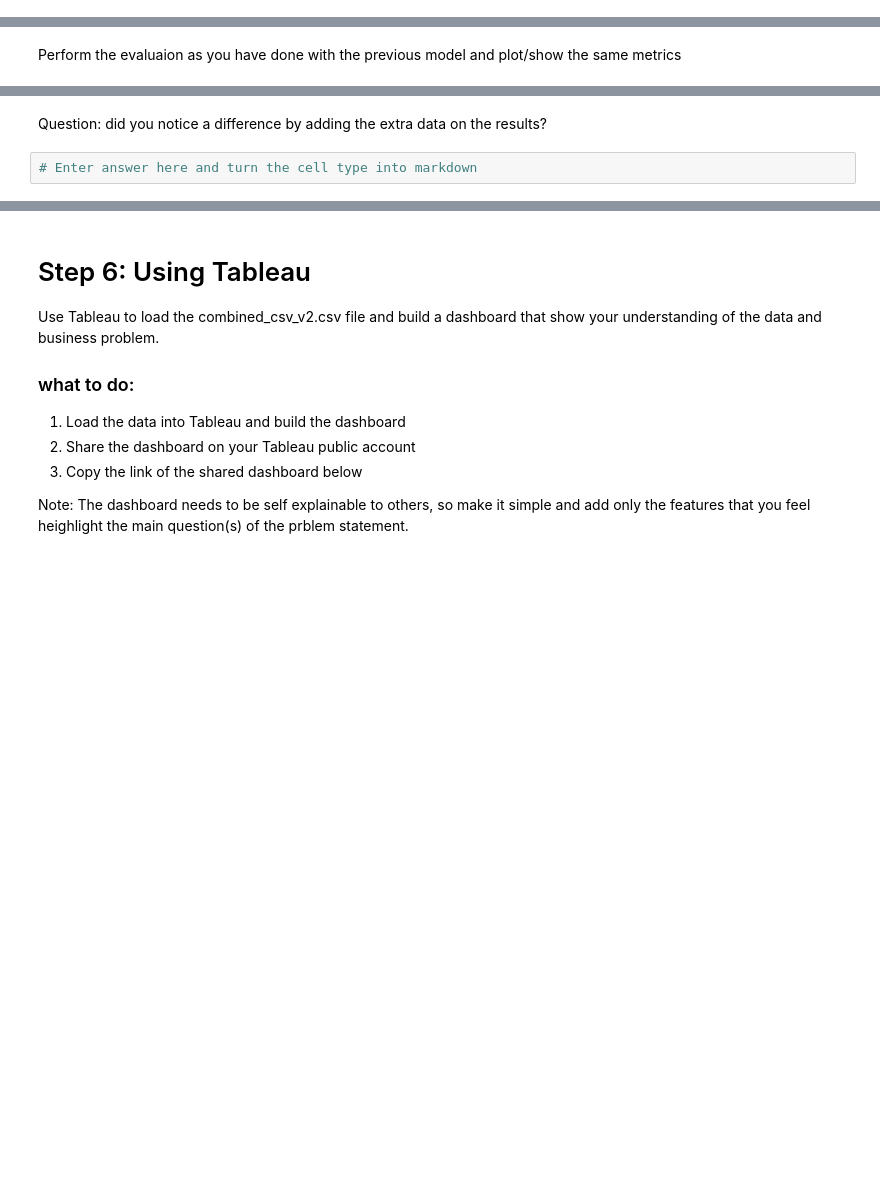
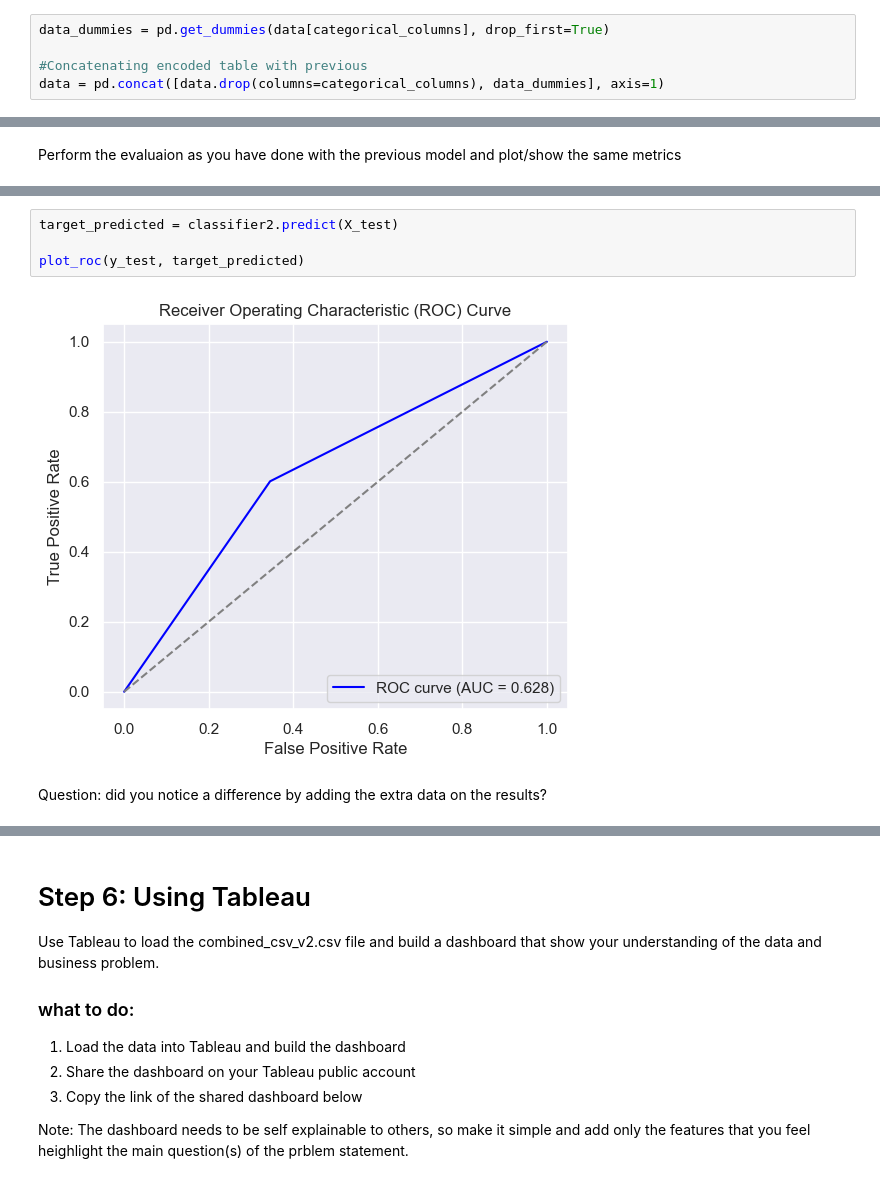
Before and after one commit to AyushBajgai/Predicting-Airplane-Delays-using-ML-pipeline, a Jupyter notebook: onpremises.ipynb, the cells around one changed output, grey strips where cells are left out. Drawn from its saved outputs; the diff is of its cells as text; blank space fills up the shorter version.

Commit message:
update done upto Tableu

```diff
--- a/onpremises.ipynb
+++ b/onpremises.ipynb
@@ -1137,3 +1270,8 @@ data_dummies = # Enter your code here
+# %%
+data_dummies = pd.get_dummies(data[categorical_columns], drop_first=True)
+
+#Concatenating encoded table with previous
+data = pd.concat([data.drop(columns=categorical_columns), data_dummies], axis=1)
 # %% [markdown]
 ### Sample code
 
@@ -1197,4 +1409,8 @@ Perform the evaluaion as you have done with the previous model and plot/show the
+# %%
+target_predicted = classifier2.predict(X_test)
+
+plot_roc(y_test, target_predicted)
+# %% [output]
+[figure, added]
 # %% [markdown]
 Question: did you notice a difference by adding the extra data on the results?
-# %%
-# Enter answer here and turn the cell type into markdown
```
Also changed, not shown: parts of 33 cells of this notebook.
